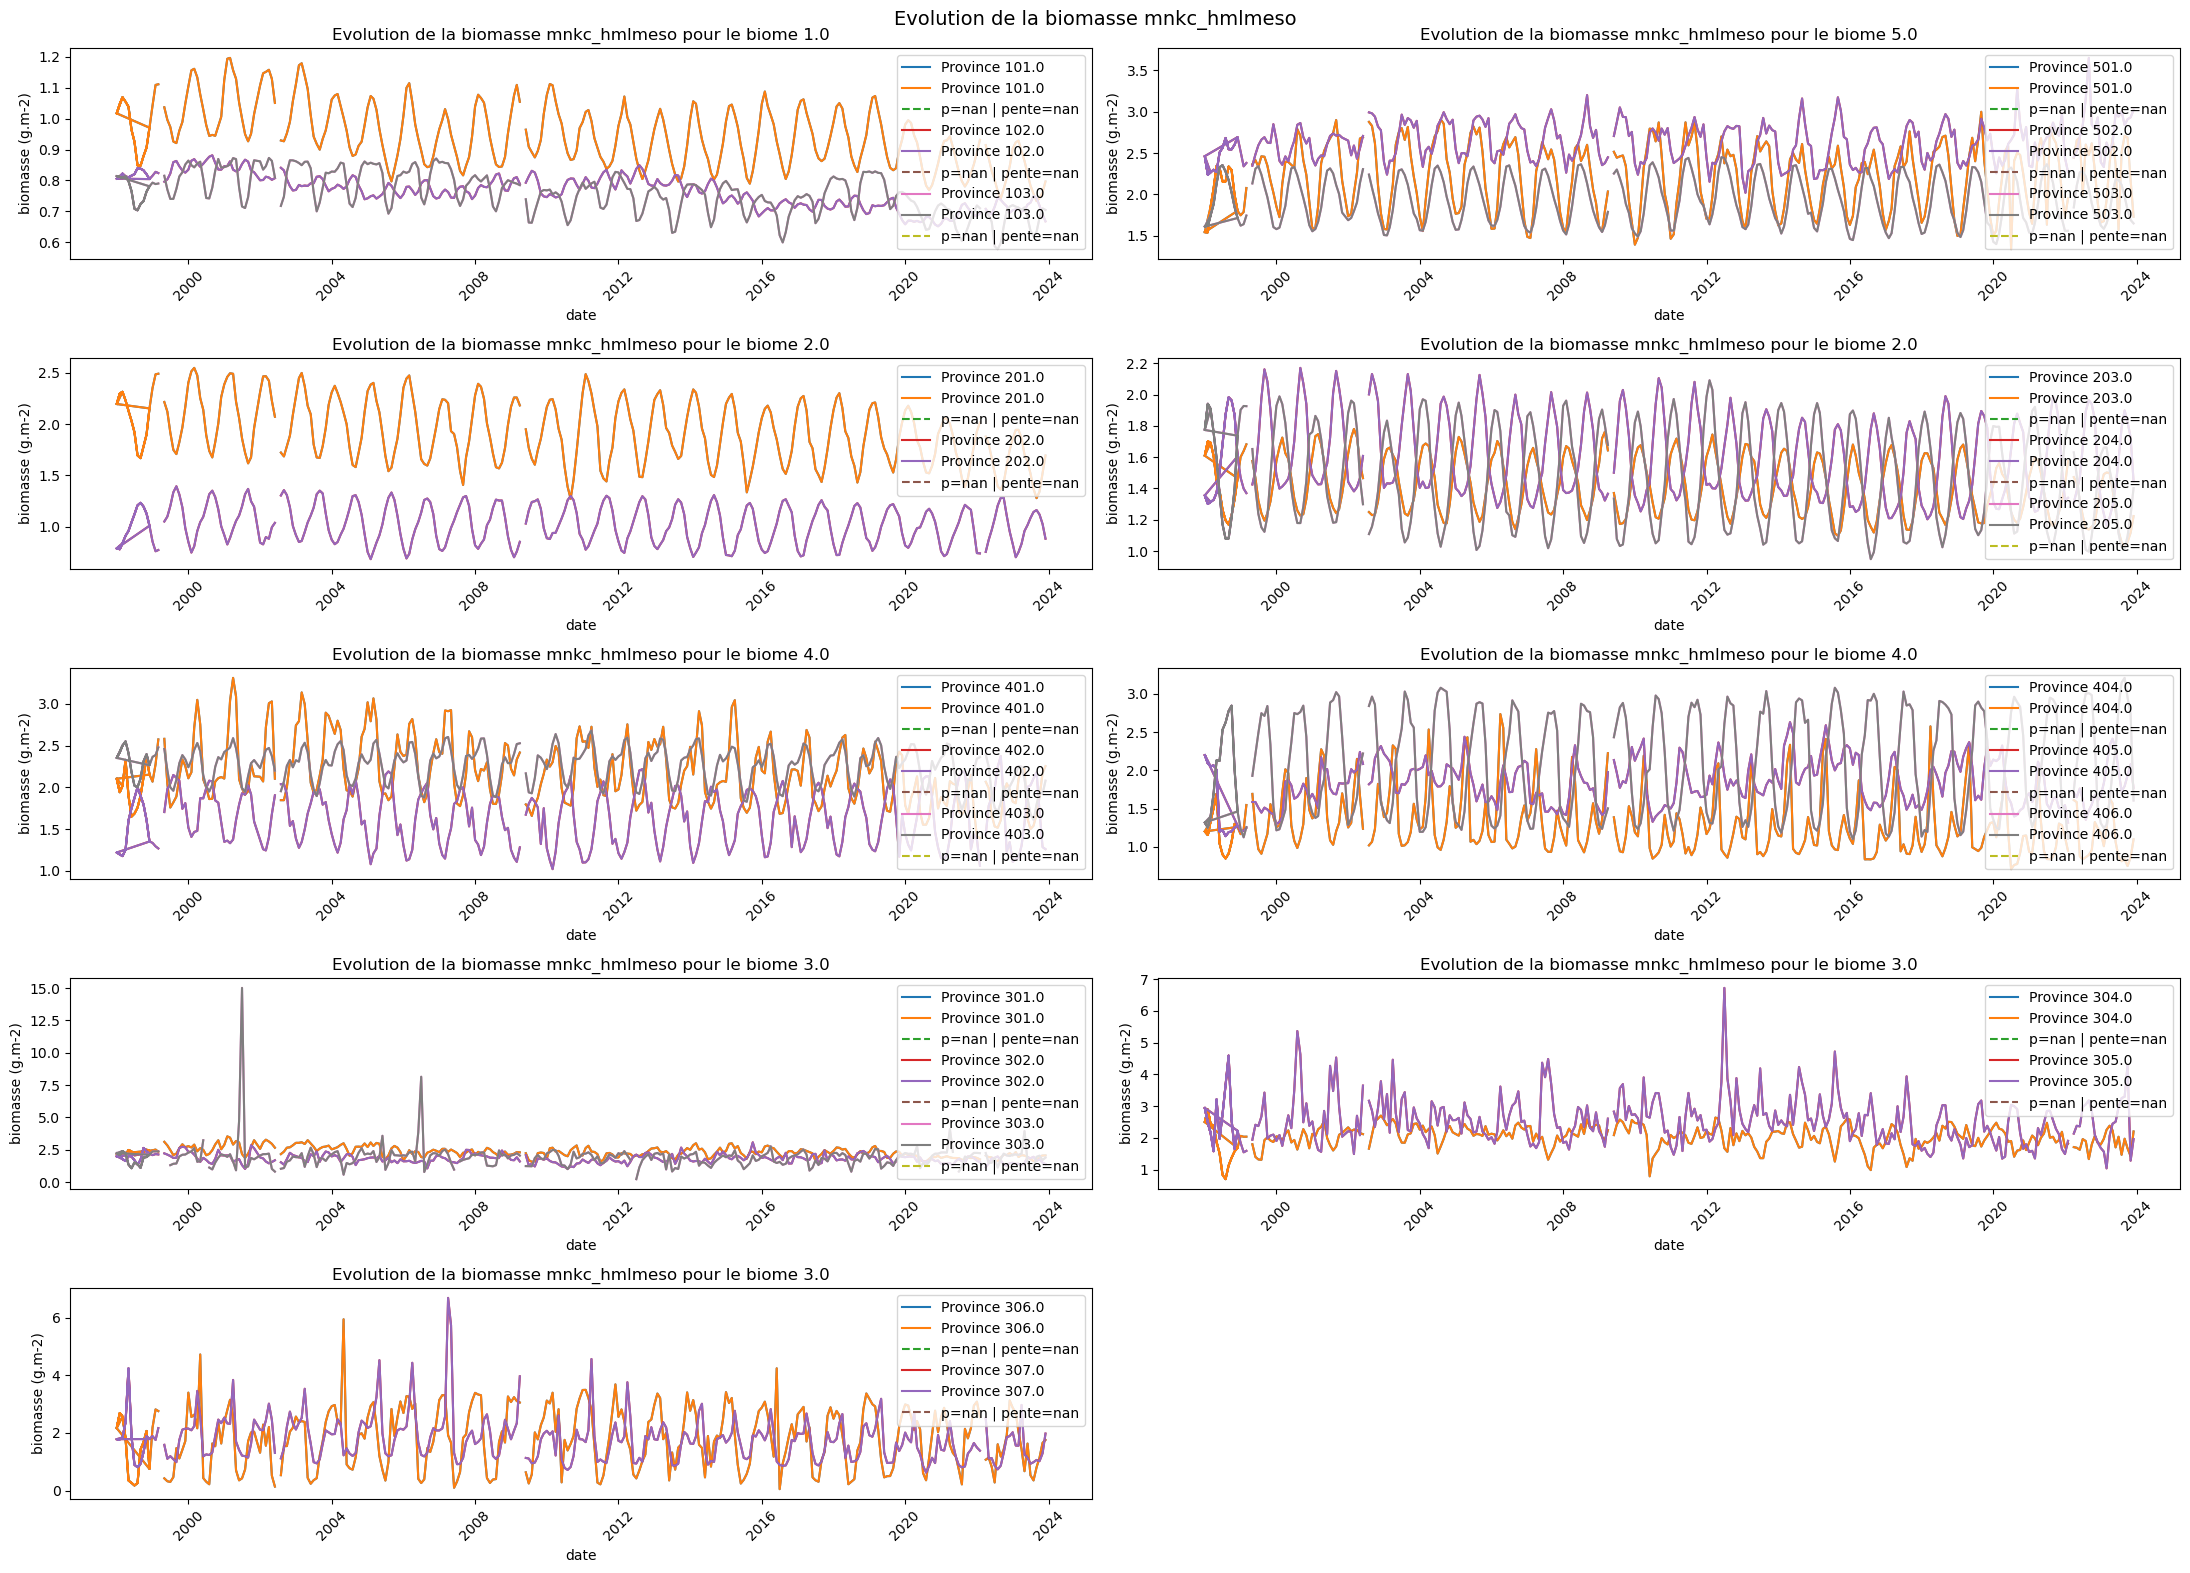
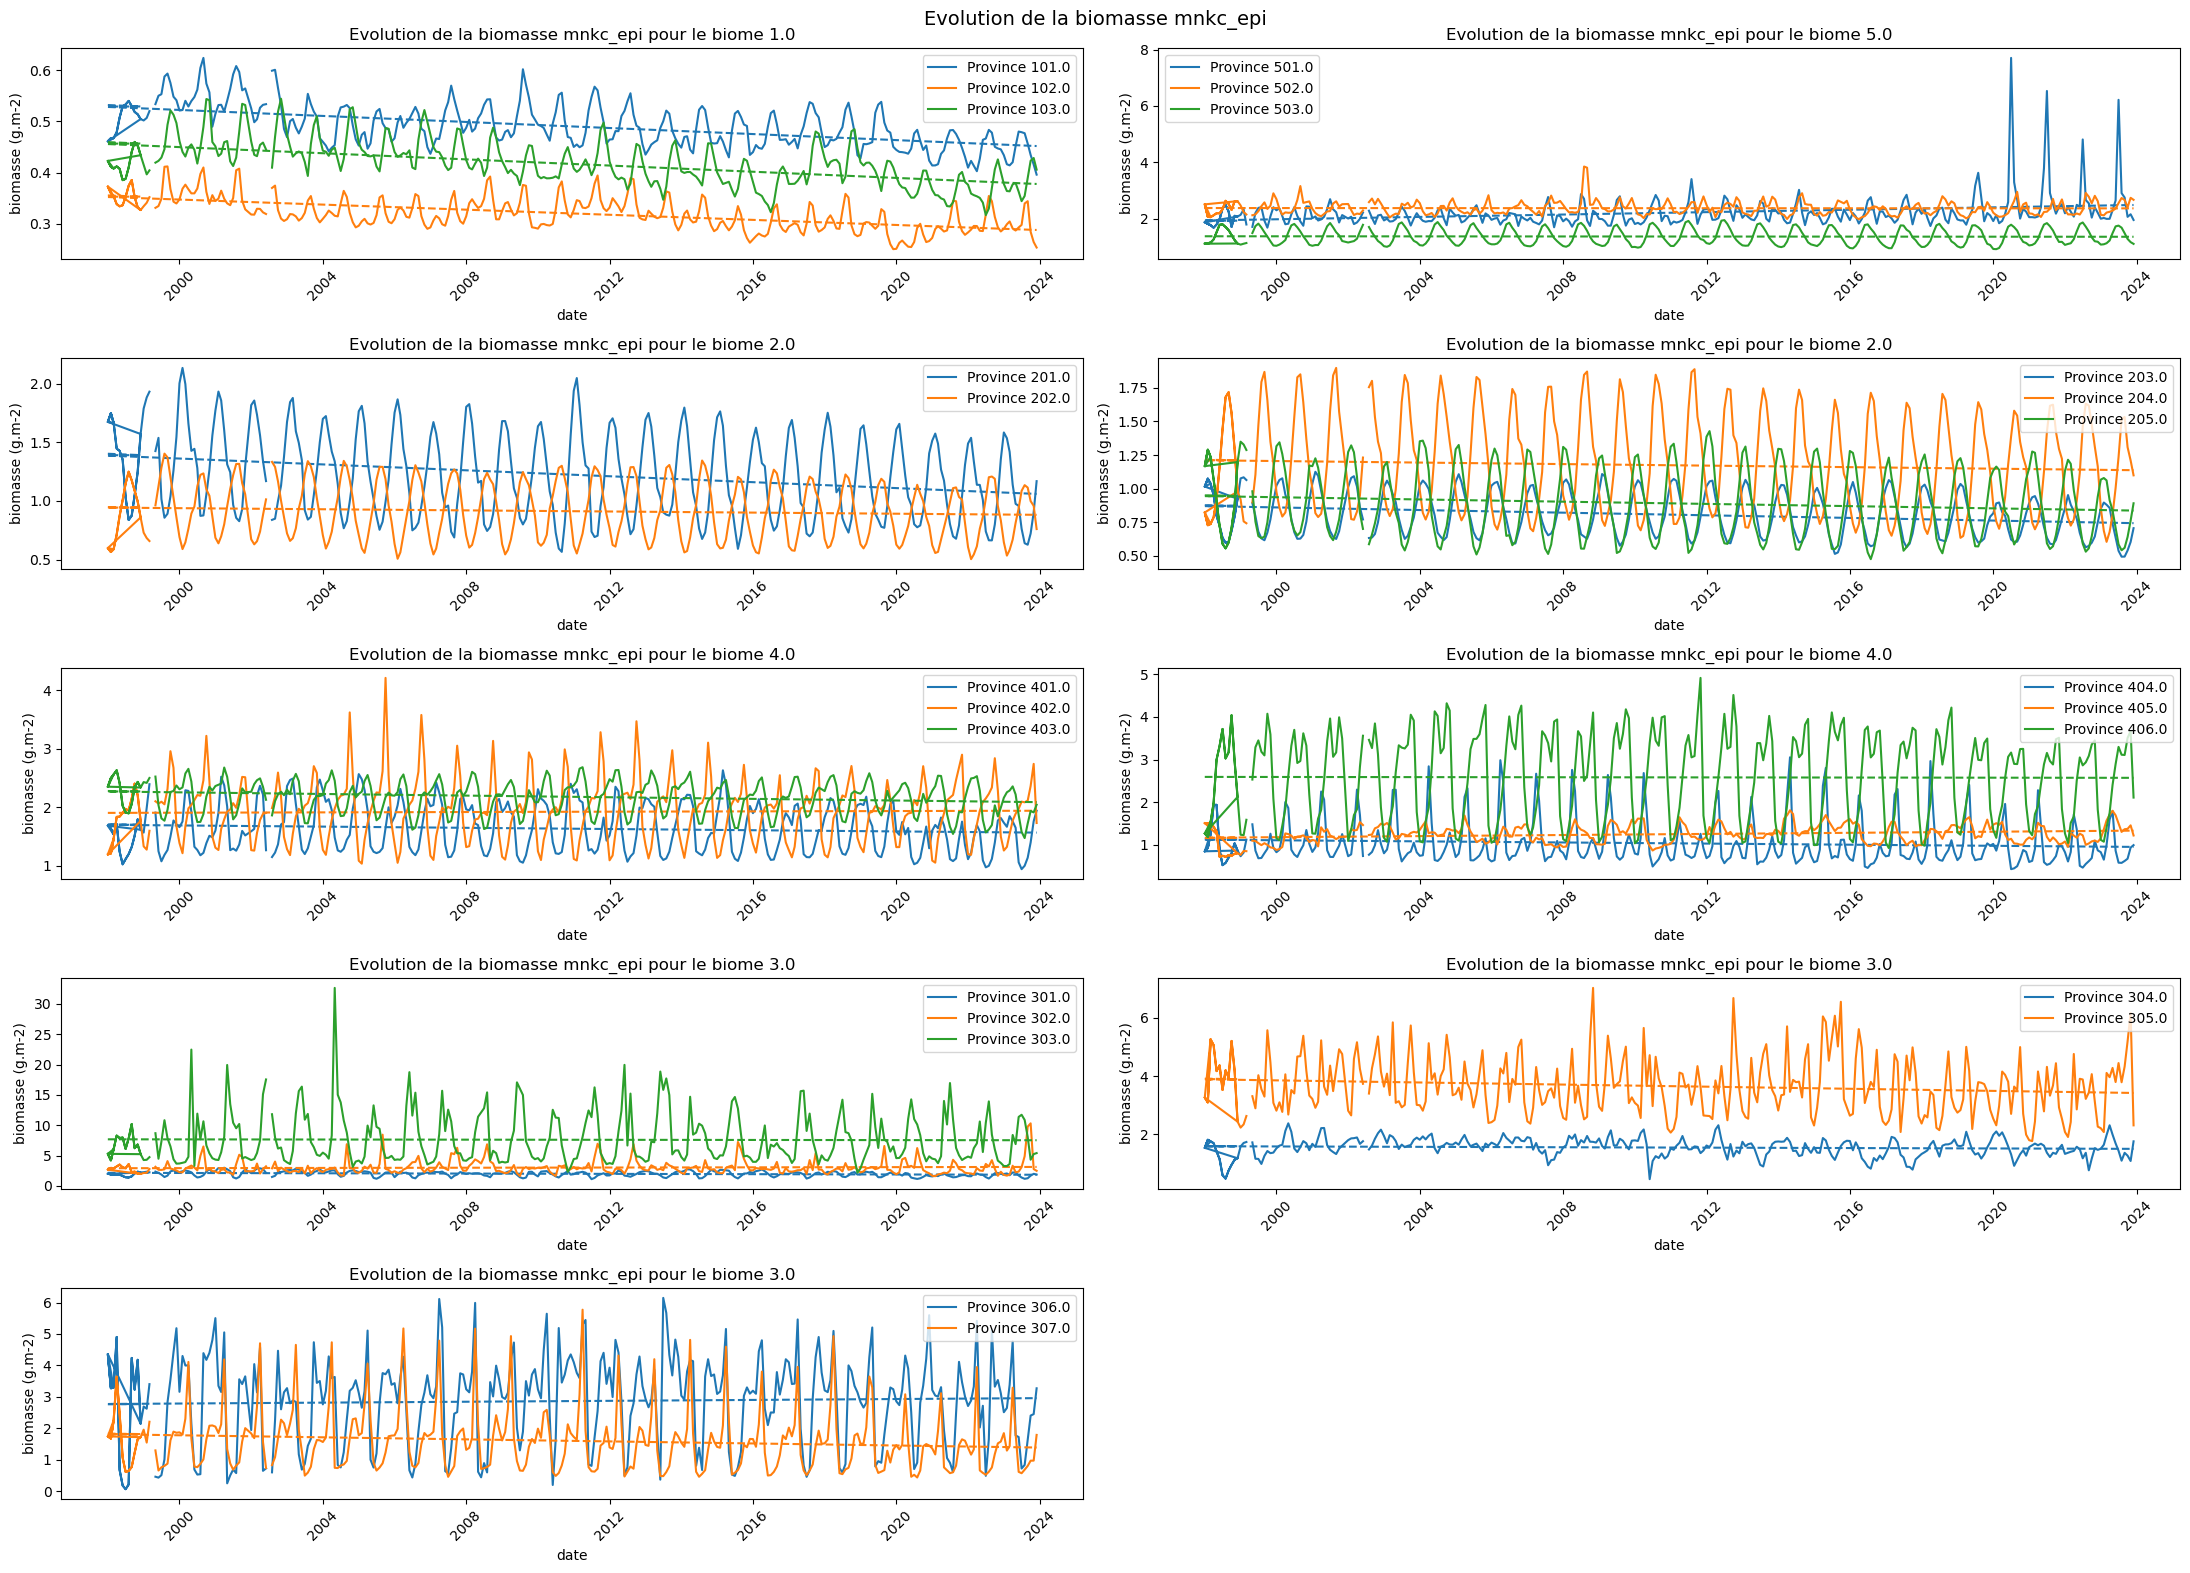
The notebook cell's code change between the first figure and the second:
--- before
+++ after
@@ -22,24 +22,39 @@
         for prov_id in group:
             df_prov= df_by_biome[df_by_biome['prov'] == prov_id]
-            plt.plot(df_prov.index, df_prov[biomass_selected], label=f"Province {prov_id}")
+            df_prov_ref = df_prov[df_prov.index.year <= df_prov.index.year[0] + 2]
+        
 
             y = df_prov[biomass_selected].values
             x = np.arange(len(y))
+           
+            y_ref = df_prov_ref[biomass_selected].values
+            x_ref = np.arange(len(y_ref))
+      
+            # Supprimer les NaN
+            mask_valid = ~np.isnan(y)
+            x_clean = x[mask_valid]
+            y_clean = y[mask_valid]
 
-            # Supprimer les NaN
-            mask_nan = ~np.isnan(y)
-            x_clean = x[mask_nan]
-            y_clean = y[mask_nan]
+            mask_valid_ref = ~np.isnan(y_ref)
+            x_ref_clean = x_ref[mask_valid_ref]
+            y_ref_clean = y_ref[mask_valid_ref]
+           
+            
+            # Régression
+            slope, intercept, r, pvalue, se = stats.linregress(x_clean, y_clean)
+            slope_ref = stats.linregress(x_ref_clean, y_ref_clean).slope
+
+            percent_slope= 100*slope/slope_ref
+            
+            # Courbe donnée
+            plt.plot(df_prov.index, y, label=f"Province {prov_id}")
+            color = plt.gca().lines[-1].get_color() if plt.gca().lines else None
+            
+            # Droite de régression (même couleur)
+            plt.plot(df_prov.index[mask_valid], intercept + slope * x_clean,
+                     linestyle='--', color=color)
+            print(f" {prov_id}: p={pvalue:.3f} | pente={slope:.5f} | pente_ref={slope_ref:.5f} | pourcent={percent_slope:.2f}")
 
 
-            print(f"Province {prov_id} : {df_prov[biomass_selected].isna().sum()} NaN sur {len(df_prov)} valeurs")
-
-            slope, intercept, r, pvalue, se = stats.linregress(x, y)
-
-            plt.plot(df_prov.index, y , label=f"Province {prov_id}")
-
-            plt.plot(df_prov.index, intercept + slope * x,
-                     linestyle='--',
-                     label=f"p={pvalue:.3f} | pente={slope:.4f}")
             
         plt.title(f"Evolution de la biomasse {biomass_selected} pour le biome {biome}")

Commit: ajout pourcentage